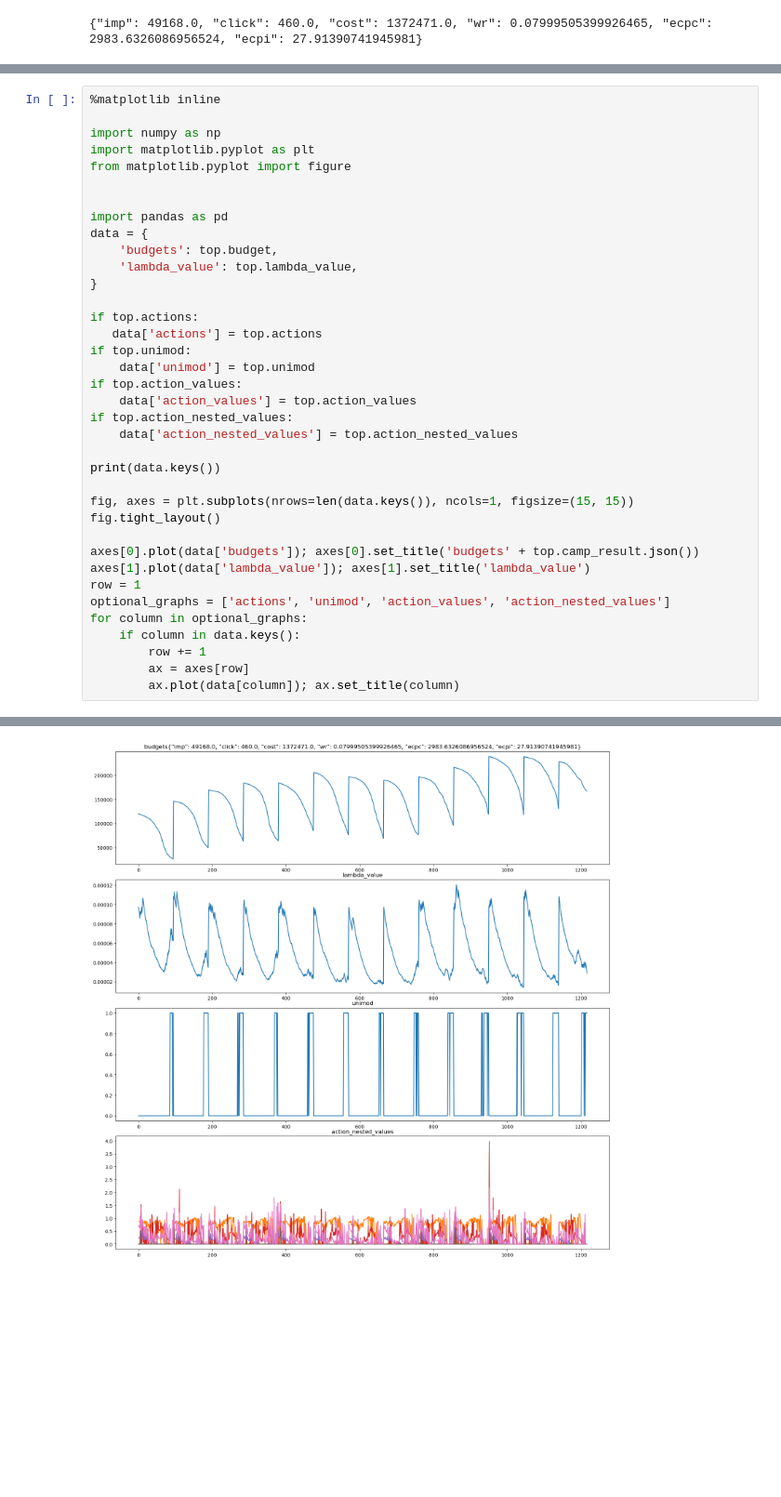
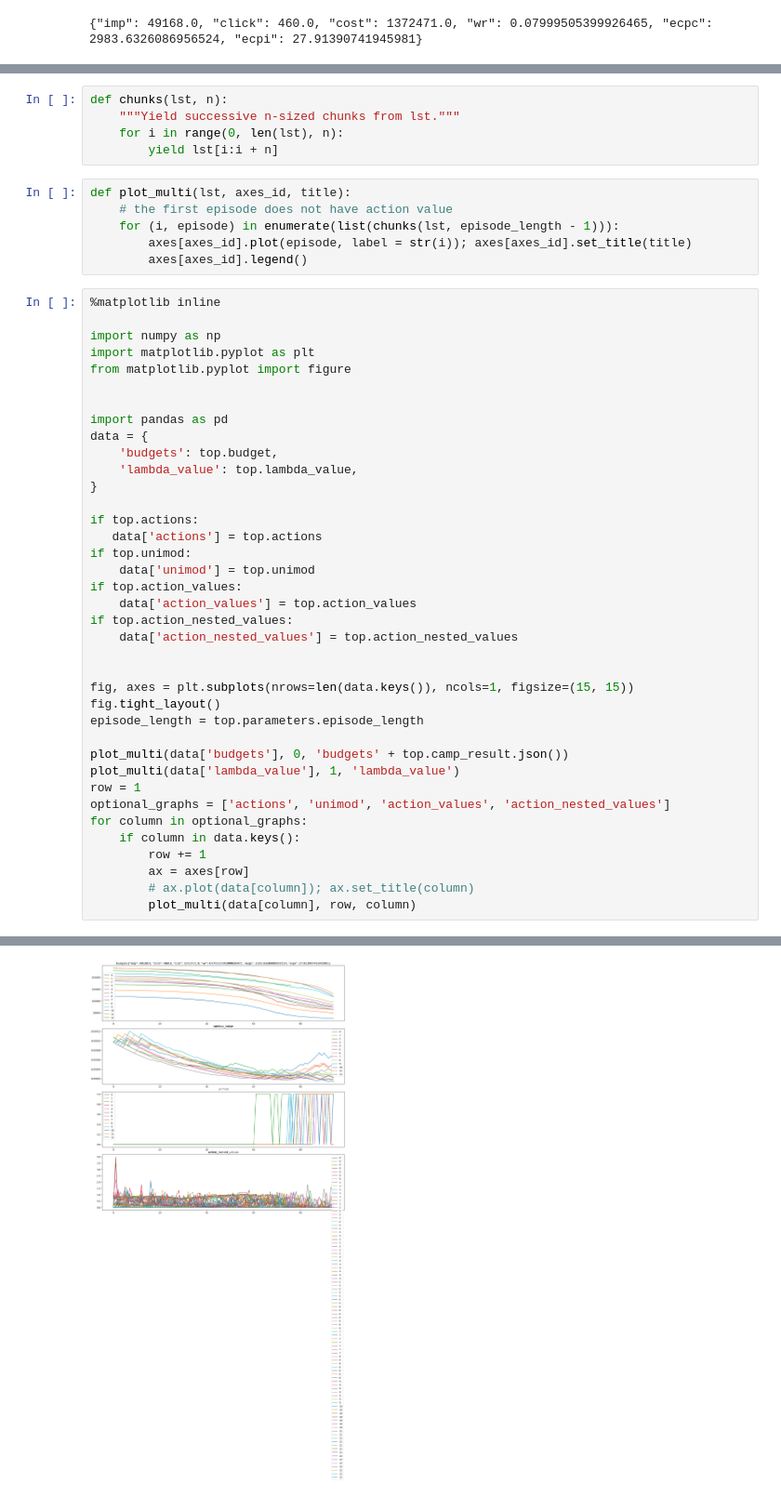
Before and after one commit to kamelzcs/dqn-rtb-tf2, a Jupyter notebook: test_result/visualization/result_viewer.ipynb, the cells around one changed output, grey strips where cells are left out. Shown: that part at 93% size. Cells and saved outputs as stored; diff of their text form; blank space fills up the shorter version.

Commit message:
episode draw

```diff
--- a/test_result/visualization/result_viewer.ipynb
+++ b/test_result/visualization/result_viewer.ipynb
@@ -32,3 +28,14 @@ print(top.action_nested_values)
+# %%
+def chunks(lst, n):
+    """Yield successive n-sized chunks from lst."""
+    for i in range(0, len(lst), n):
+        yield lst[i:i + n]
+# %%
+def plot_multi(lst, axes_id, title):
+    # the first episode does not have action value
+    for (i, episode) in enumerate(list(chunks(lst, episode_length - 1))):
+        axes[axes_id].plot(episode, label = str(i)); axes[axes_id].set_title(title)
+        axes[axes_id].legend()
 # %%
 %matplotlib inline
 
@@ -52,18 +59,19 @@ if top.action_values:
 if top.action_nested_values:
     data['action_nested_values'] = top.action_nested_values
 
-print(data.keys())
 
 fig, axes = plt.subplots(nrows=len(data.keys()), ncols=1, figsize=(15, 15))
 fig.tight_layout()
+episode_length = top.parameters.episode_length
 
-axes[0].plot(data['budgets']); axes[0].set_title('budgets' + top.camp_result.json())
-axes[1].plot(data['lambda_value']); axes[1].set_title('lambda_value')
+plot_multi(data['budgets'], 0, 'budgets' + top.camp_result.json())
+plot_multi(data['lambda_value'], 1, 'lambda_value')
 row = 1
 optional_graphs = ['actions', 'unimod', 'action_values', 'action_nested_values']
 for column in optional_graphs:
     if column in data.keys():
         row += 1
         ax = axes[row]
-        ax.plot(data[column]); ax.set_title(column)
+        # ax.plot(data[column]); ax.set_title(column)
+        plot_multi(data[column], row, column)
 # %% [output]
@@ -71 +78 @@ dict_keys(['budgets', 'lambda_value', 'unimod', 'action_nested_values'])
-[figure, old version]
+[figure, new version]
```
Also changed, not shown: parts of 3 cells of this notebook.
